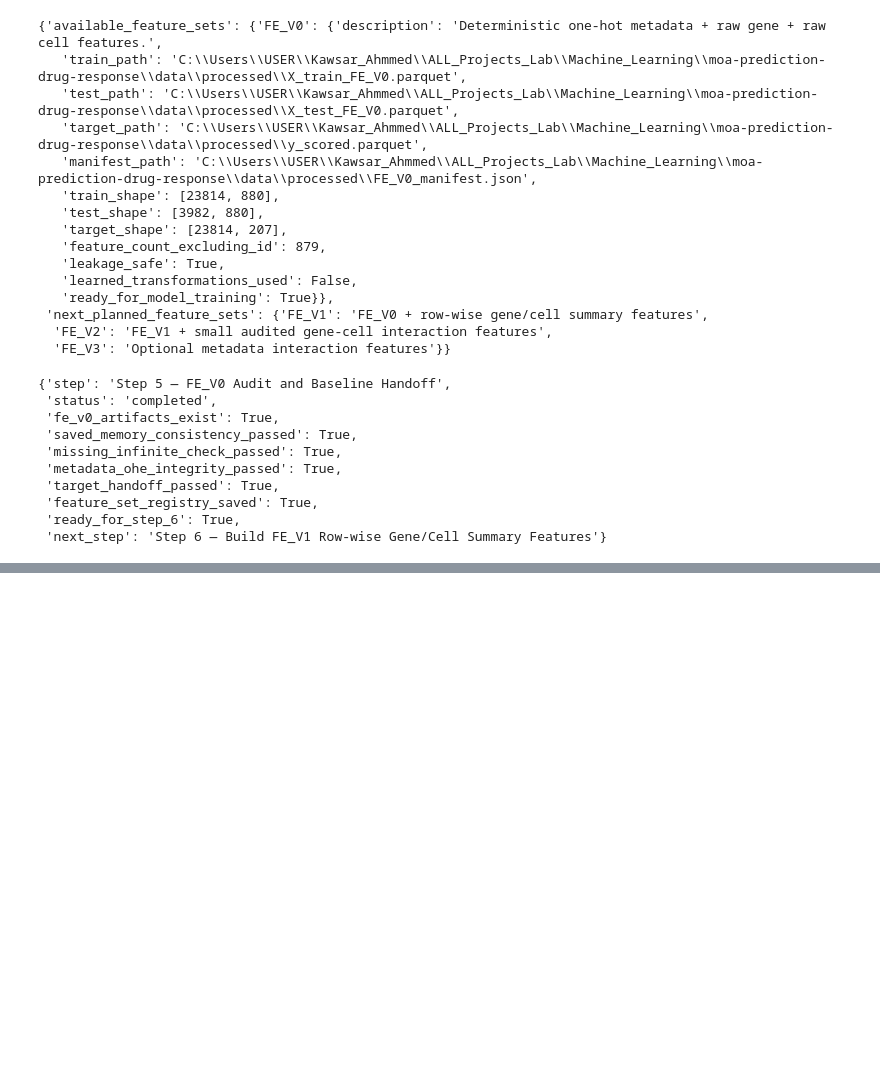
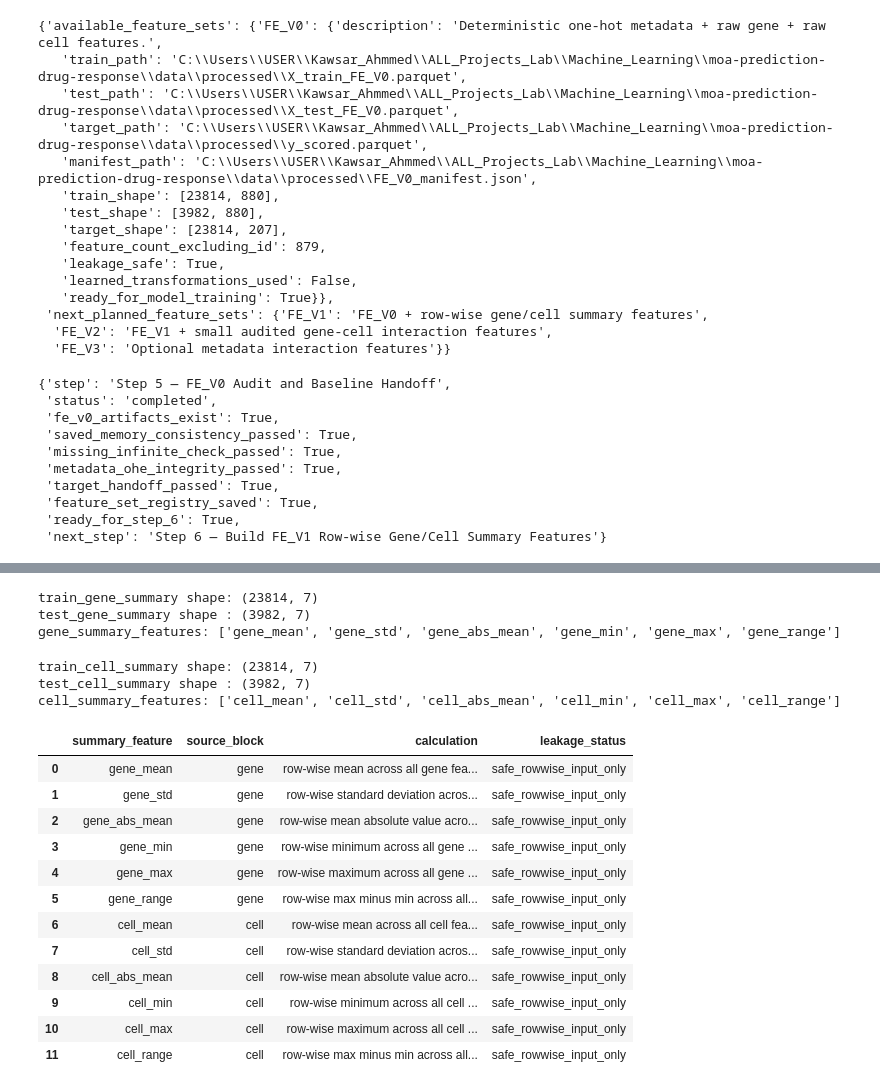
Before and after one commit to kawsar07ahmmed0712-rgb/moa-prediction-drug-response, a Jupyter notebook: notebooks/03_feature_engineering.ipynb, the cells around one changed output, grey strips where cells are left out. Cells and saved outputs as stored; diff of their text form; code cells hidden in the pictures; blank space fills up the shorter version.

```diff
--- a/notebooks/03_feature_engineering.ipynb
+++ b/notebooks/03_feature_engineering.ipynb
@@ -1940,0 +2006,80 @@ step_5_status
+# %%
+train_gene_summary = build_rowwise_block_summary(
+    train_features_clean,
+    gene_features,
+    block_name="gene"
+)
+
+test_gene_summary = build_rowwise_block_summary(
+    test_features_clean,
+    gene_features,
+    block_name="gene"
+)
+
+gene_summary_features = [col for col in train_gene_summary.columns if col != ID_COL]
+
+print("train_gene_summary shape:", train_gene_summary.shape)
+print("test_gene_summary shape :", test_gene_summary.shape)
+print("gene_summary_features:", gene_summary_features)
+# %% [output]
+train_gene_summary shape: (23814, 7)
+test_gene_summary shape : (3982, 7)
+gene_summary_features: ['gene_mean', 'gene_std', 'gene_abs_mean', 'gene_min', 'gene_max', 'gene_range']
+# %%
+train_cell_summary = build_rowwise_block_summary(
+    train_features_clean,
+    cell_features,
+    block_name="cell"
+)
+
+test_cell_summary = build_rowwise_block_summary(
+    test_features_clean,
+    cell_features,
+    block_name="cell"
+)
+
+cell_summary_features = [col for col in train_cell_summary.columns if col != ID_COL]
+
+print("train_cell_summary shape:", train_cell_summary.shape)
+print("test_cell_summary shape :", test_cell_summary.shape)
+print("cell_summary_features:", cell_summary_features)
+# %% [output]
+train_cell_summary shape: (23814, 7)
+test_cell_summary shape : (3982, 7)
+cell_summary_features: ['cell_mean', 'cell_std', 'cell_abs_mean', 'cell_min', 'cell_max', 'cell_range']
+# %%
+fe_v1_summary_feature_definition_audit = pd.DataFrame({
+    "summary_feature": gene_summary_features + cell_summary_features,
+    "source_block": ["gene"] * len(gene_summary_features) + ["cell"] * len(cell_summary_features),
+    "calculation": [
+        "row-wise mean across all gene features",
+        "row-wise standard deviation across all gene features",
+        "row-wise mean absolute value across all gene features",
+        "row-wise minimum across all gene features",
+        "row-wise maximum across all gene features",
+        "row-wise max minus min across all gene features",
+        "row-wise mean across all cell features",
+        "row-wise standard deviation across all cell features",
+        "row-wise mean absolute value across all cell features",
+        "row-wise minimum across all cell features",
+        "row-wise maximum across all cell features",
+        "row-wise max minus min across all cell features"
+    ],
+    "leakage_status": ["safe_rowwise_input_only"] * (len(gene_summary_features) + len(cell_summary_features))
+})
+
+fe_v1_summary_feature_definition_audit
+# %% [output]
+|  | summary_feature | source_block | calculation | leakage_status |
+| 0 | gene_mean | gene | row-wise mean across all gene fea... | safe_rowwise_input_only |
+| 1 | gene_std | gene | row-wise standard deviation acros... | safe_rowwise_input_only |
+| 2 | gene_abs_mean | gene | row-wise mean absolute value acro... | safe_rowwise_input_only |
+| 3 | gene_min | gene | row-wise minimum across all gene ... | safe_rowwise_input_only |
+| 4 | gene_max | gene | row-wise maximum across all gene ... | safe_rowwise_input_only |
+| 5 | gene_range | gene | row-wise max minus min across all... | safe_rowwise_input_only |
+| 6 | cell_mean | cell | row-wise mean across all cell fea... | safe_rowwise_input_only |
+| 7 | cell_std | cell | row-wise standard deviation acros... | safe_rowwise_input_only |
+| 8 | cell_abs_mean | cell | row-wise mean absolute value acro... | safe_rowwise_input_only |
+| 9 | cell_min | cell | row-wise minimum across all cell ... | safe_rowwise_input_only |
+| 10 | cell_max | cell | row-wise maximum across all cell ... | safe_rowwise_input_only |
+| 11 | cell_range | cell | row-wise max minus min across all... | safe_rowwise_input_only |
```
Also changed, not shown: parts of 14 cells of this notebook.
